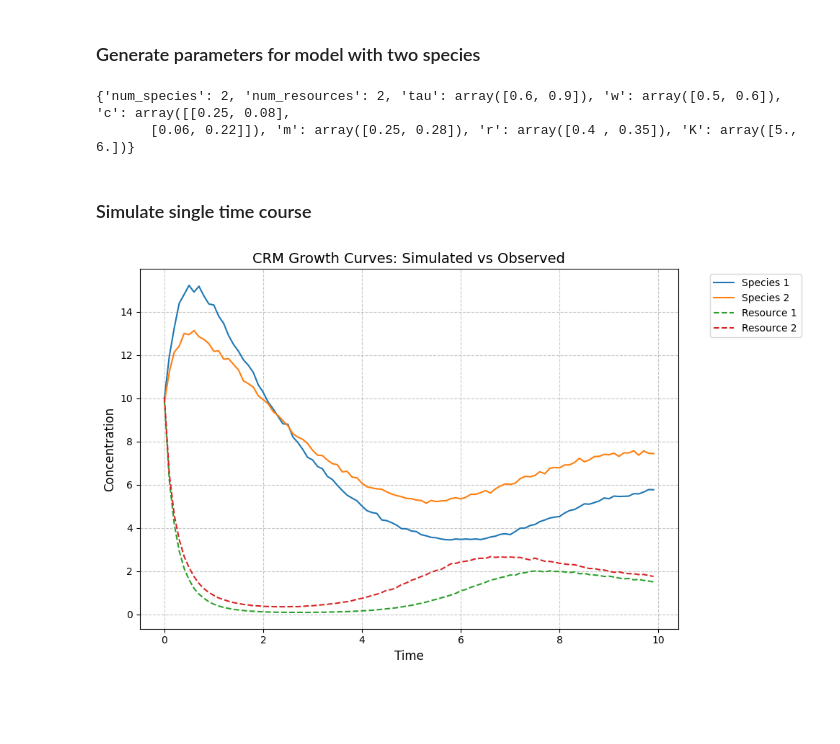
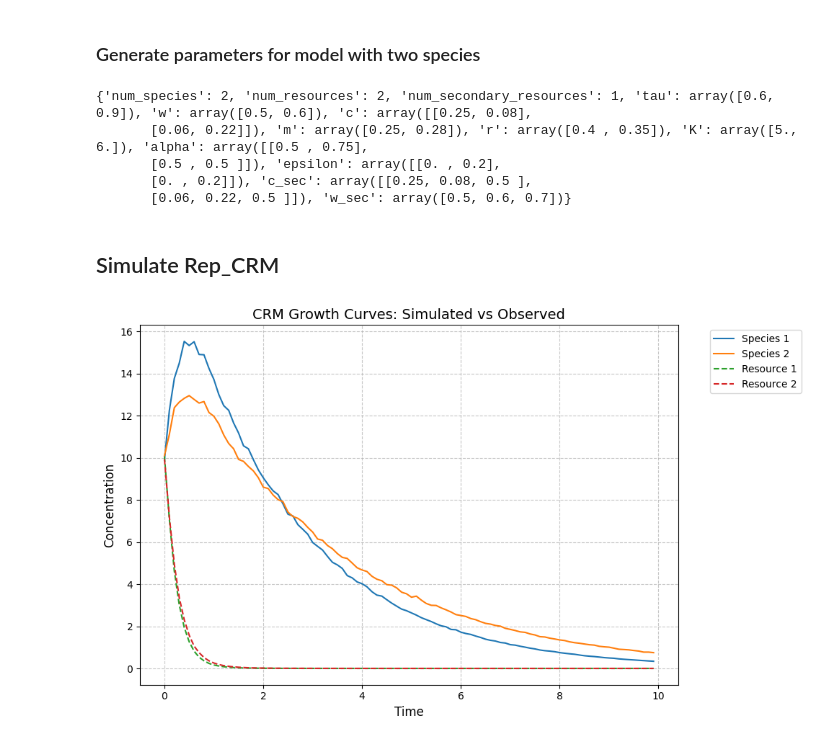
Before and after one commit to ucl-cssb/MIMIC, a Jupyter notebook: examples/CRM/examples-sim-CRM.ipynb, the cells around one changed output. Drawn from its saved outputs; the diff is of its cells as text; code cells hidden in the pictures; blank space fills up the shorter version.

```diff
--- a/examples/CRM/examples-sim-CRM.ipynb
+++ b/examples/CRM/examples-sim-CRM.ipynb
@@ -41,15 +41,23 @@ set_all_seeds(123)
 
 num_species = 2
 num_resources = 2
+num_secondary_resources = 1
 times = np.arange(0, 10, 0.1)
 
 
 tau = np.array([0.6, 0.9])  # species timescales
-w = np.array([0.5, 0.6])    # resource quality
+w = np.array([0.5, 0.6])    # resource qualitythe
 c = np.array([[0.25, 0.08], [0.06, 0.22]])  # relative resource preferences
 m = np.array([0.25, 0.28])  # mortality rates
 r = np.array([0.4, 0.35])  # resource timescales
 K = np.array([5.0, 6.0])  # resource carrying capacities
+
+alpha = np.array([[0.5, 0.75], [0.5,0.5]]) # ammonium production based on resource consumption
+epsilon = np.array([[0, 0.2], [0,0.2]]) # resource recycling efficiency
+
+c_sec = np.array([[0.25, 0.08, 0.5], [0.06, 0.22, 0.5]])  # relative resource preferences including secondary resources
+w_sec = np.array([0.5, 0.6, 0.7])    # resource quality including secondary resources
+
 
 # tau = np.random.uniform(0.1, 0.9, num_species)      # species timescales
 # w = np.random.uniform(0.1, 0.9, num_resources)      # resource quality
@@ -60,15 +68,19 @@ K = np.array([5.0, 6.0])  # resource carrying capacities
 
 
 # write the parameters to a dictionary and pickle
-params = {'num_species': num_species, 'num_resources': num_resources, 'tau': tau, 'w': w, 'c': c, 'm': m, 'r': r, 'K': K}
+params = {'num_species': num_species, 'num_resources': num_resources, 'num_secondary_resources': num_secondary_resources, 'tau': tau, 'w': w, 'c': c, 'm': m, 'r': r, 'K': K,
+          'alpha': alpha, 'epsilon': epsilon, 'c_sec': c_sec, 'w_sec': w_sec}
 pd.to_pickle(params, 'params-s2-r2.pkl')
 # %%
 print(params)
 # %% [output]
-{'num_species': 2, 'num_resources': 2, 'tau': array([0.6, 0.9]), 'w': array([0.5, 0.6]), 'c': array([[0.25, 0.08],
-       [0.06, 0.22]]), 'm': array([0.25, 0.28]), 'r': array([0.4 , 0.35]), 'K': array([5., 6.])}
+{'num_species': 2, 'num_resources': 2, 'num_secondary_resources': 1, 'tau': array([0.6, 0.9]), 'w': array([0.5, 0.6]), 'c': array([[0.25, 0.08],
+       [0.06, 0.22]]), 'm': array([0.25, 0.28]), 'r': array([0.4 , 0.35]), 'K': array([5., 6.]), 'alpha': array([[0.5 , 0.75],
+       [0.5 , 0.5 ]]), 'epsilon': array([[0. , 0.2],
+       [0. , 0.2]]), 'c_sec': array([[0.25, 0.08, 0.5 ],
+       [0.06, 0.22, 0.5 ]]), 'w_sec': array([0.5, 0.6, 0.7])}
 # %% [markdown]
-### Simulate single time course
+## Simulate Rep_CRM
 # %%
 # initial conditions
 init_species = 10 * np.ones(num_species+num_resources)
@@ -88,7 +100,7 @@ simulator.set_parameters(num_species = params['num_species'],
 
 simulator.print_parameters()
 
-observed_species, observed_resources = simulator.simulate(times, init_species)
+observed_species, observed_resources = simulator.simulate_Rep_CRM(times, init_species)
 observed_data = np.hstack((observed_species, observed_resources))
 
 # add Guassian noise to the data
@@ -106,33 +118,33 @@ observed_species = np.maximum(observed_species, 0.0001)
 observed_resources = np.maximum(observed_resources, 0.0001)
 
 # plot simulated species and resouce dynamics
-plot_CRM(observed_species, observed_resources, times)
+plot_CRM(observed_species=observed_species, observed_resources=observed_resources, timepoints=times)
 
 
 # Write the data to a csv file
 df_species = pd.DataFrame(observed_species, columns=[f'species_{i + 1}' for i in range(observed_species.shape[1])])
 df_resources = pd.DataFrame(observed_resources, columns=[f'resource_{i + 1}' for i in range(observed_resources.shape[1])])
 
 # Add the time column to ensure combination matches up
 df_species['time'] = times
 df_resources['time'] = times
 
 # create df with just species data to test resource inference
 cols = ['time'] + [col for col in df_species.columns if col != 'time']
 df_species = df_species[cols]
 
 # Save species-only data
 df_species.to_csv('data-s2-infer-r2.csv', index=False)
 
 # Combine the species and resources into one DataFrame
 df_combined = pd.concat([df_species.drop(columns=['time']), df_resources], axis=1)
 
 # Ensure time is the first column
 cols = df_combined.columns.tolist()
 cols = cols[-1:] + cols[:-1]
 df_combined = df_combined[cols]
 
 # Write the combined data to a CSV file
 df_combined.to_csv('data-s2-r2.csv', index=False)
 # %% [output]
-[figure, old version]
+[figure, new version]
```
Also changed, not shown: parts of 6 cells of this notebook, 7 other files.
